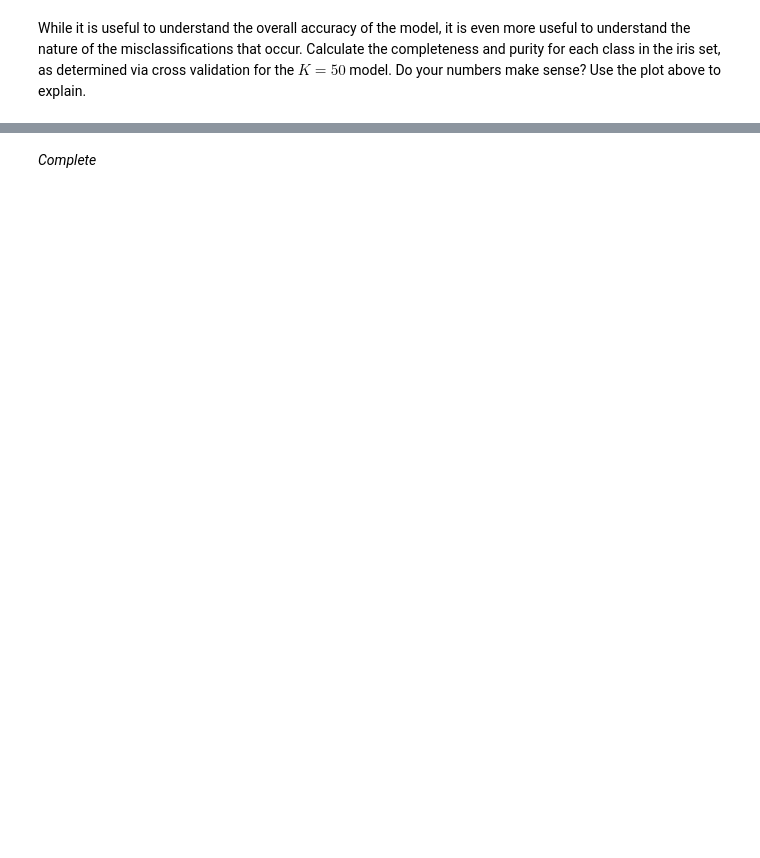
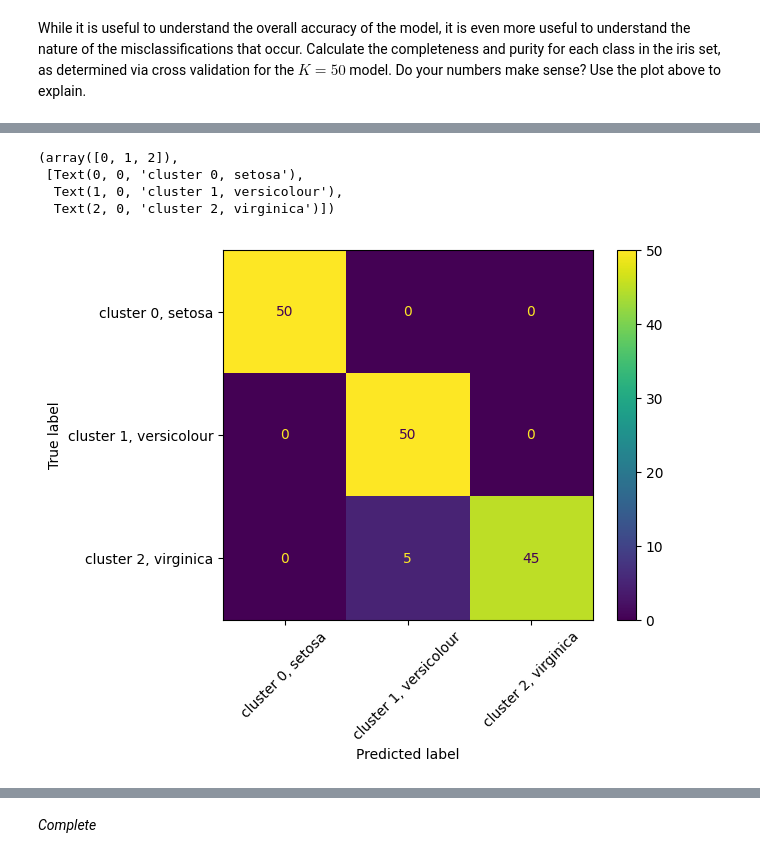
Before and after one commit to ASTR154/classification, a Jupyter notebook: classification.ipynb, the cells around one changed output, grey strips where cells are left out. Drawn from its saved outputs; the diff is of its cells as text; code cells hidden in the pictures; blank space fills up the shorter version.

```diff
--- a/classification.ipynb
+++ b/classification.ipynb
@@ -254,0 +304,17 @@ While it is useful to understand the overall accuracy of the model, it is even m
+# %%
+from sklearn.metrics import ConfusionMatrixDisplay
+
+disp = ConfusionMatrixDisplay.from_predictions(true_vals, prediction50,
+                    display_labels=[str("cluster 0, setosa"),str("cluster 1, versicolour"),str("cluster 2, virginica")])
+
+plt.xticks(rotation =45)
+
+# complete
+# complete
+# complete
+# %% [output]
+(array([0, 1, 2]),
+ [Text(0, 0, 'cluster 0, setosa'),
+  Text(1, 0, 'cluster 1, versicolour'),
+  Text(2, 0, 'cluster 2, virginica')])
+[figure, added]
```
Also changed, not shown: parts of 15 cells of this notebook.
